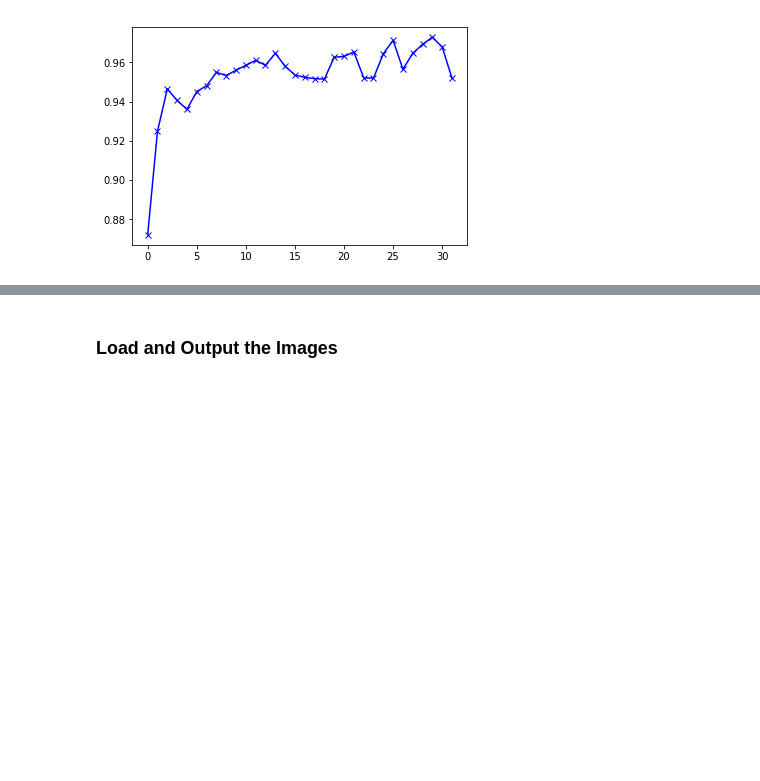
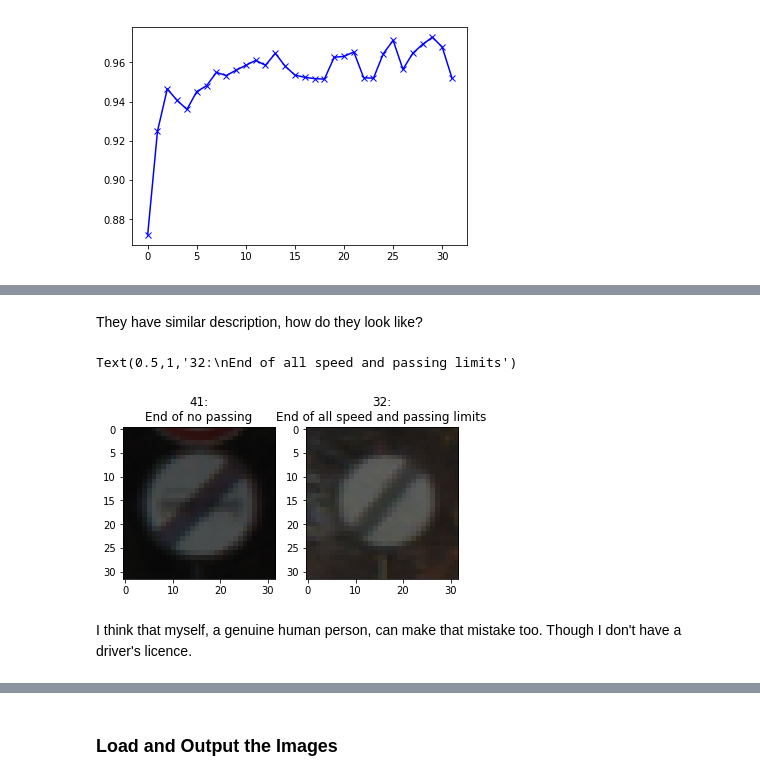
Before and after one commit to ryanotron/udsdc_p3_traffic_sign_classifier, a Jupyter notebook: Traffic_Sign_Classifier.ipynb, the cells around one changed output, grey strips where cells are left out. Drawn from its saved outputs; the diff is of its cells as text; code cells hidden in the pictures; blank space fills up the shorter version.

```diff
--- a/Traffic_Sign_Classifier.ipynb
+++ b/Traffic_Sign_Classifier.ipynb
@@ -481,0 +525,22 @@ You may find `signnames.csv` useful as it contains mappings from the class id (i
+# %% [markdown]
+They have similar description, how do they look like?
+# %%
+idx41 = np.random.randint(0, len(y_valid))
+while not y_valid[idx41] == 41:
+    idx41 = np.random.randint(0, len(y_valid))
+
+idx32 = np.random.randint(0, len(y_valid))
+while not y_valid[idx32] == 32:
+    idx32 = np.random.randint(0, len(y_valid))
+
+plt.subplot(1, 2, 1)
+plt.imshow(X_valid[idx41])
+plt.gca().set_title('41:\n{}'.format(signnames[41]))
+plt.subplot(1, 2, 2)
+plt.imshow(X_valid[idx32])
+plt.gca().set_title('32:\n{}'.format(signnames[32]))
+# %% [output]
+Text(0.5,1,'32:\nEnd of all speed and passing limits')
+[figure, added]
+# %% [markdown]
+I think that myself, a genuine human person, can make that mistake too. Though I don't have a driver's licence.
```
Also changed, not shown: parts of 23 cells of this notebook, 6 other files.
